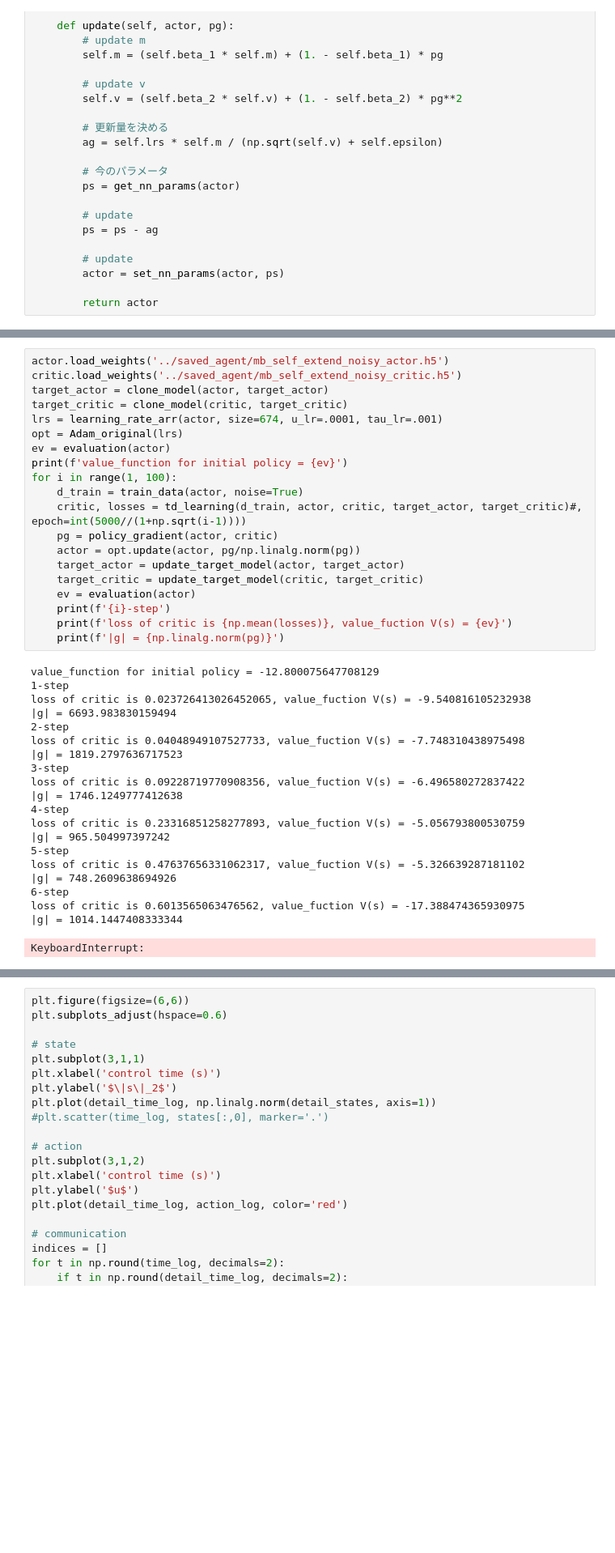
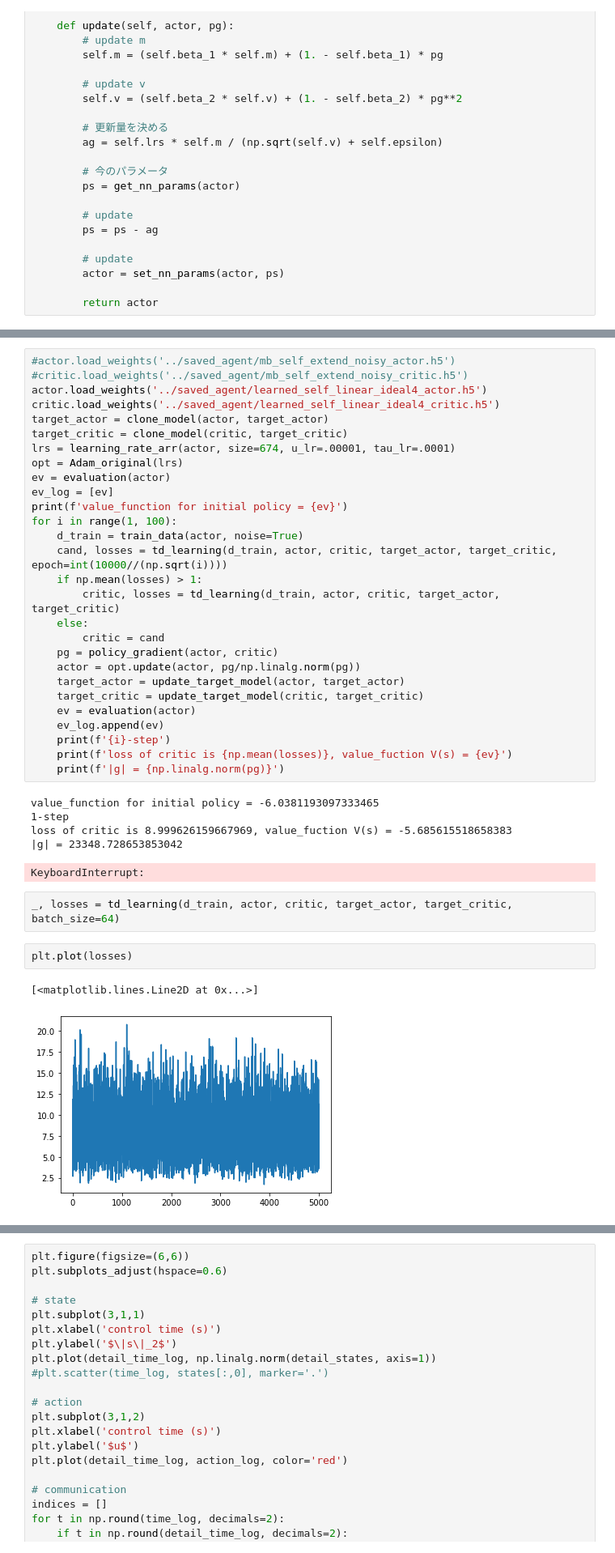
Before and after one commit to ibuki1024/eventDDPG, a Jupyter notebook: notebook/self_trigger/linear/ideal.ipynb, the cells around one changed output, grey strips where cells are left out. Shown at 81% size. Cells and saved outputs as stored; diff of their text form; blank space fills up the shorter version.

```diff
--- a/notebook/self_trigger/linear/ideal.ipynb
+++ b/notebook/self_trigger/linear/ideal.ipynb
@@ -391,44 +382,44 @@ WARNING:tensorflow:From ../../../module/keras2/optimizers.py:832: The name tf.tr
 # %%
-actor.load_weights('../saved_agent/mb_self_extend_noisy_actor.h5')
-critic.load_weights('../saved_agent/mb_self_extend_noisy_critic.h5')
+#actor.load_weights('../saved_agent/mb_self_extend_noisy_actor.h5')
+#critic.load_weights('../saved_agent/mb_self_extend_noisy_critic.h5')
+actor.load_weights('../saved_agent/learned_self_linear_ideal4_actor.h5')
+critic.load_weights('../saved_agent/learned_self_linear_ideal4_critic.h5')
 target_actor = clone_model(actor, target_actor)
 target_critic = clone_model(critic, target_critic)
-lrs = learning_rate_arr(actor, size=674, u_lr=.0001, tau_lr=.001)
+lrs = learning_rate_arr(actor, size=674, u_lr=.00001, tau_lr=.0001)
 opt = Adam_original(lrs)
 ev = evaluation(actor)
+ev_log = [ev]
 print(f'value_function for initial policy = {ev}')
 for i in range(1, 100):
     d_train = train_data(actor, noise=True)
-    critic, losses = td_learning(d_train, actor, critic, target_actor, target_critic)#, epoch=int(5000//(1+np.sqrt(i-1))))
+    cand, losses = td_learning(d_train, actor, critic, target_actor, target_critic, epoch=int(10000//(np.sqrt(i))))
+    if np.mean(losses) > 1:
+        critic, losses = td_learning(d_train, actor, critic, target_actor, target_critic)
+    else:
+        critic = cand
     pg = policy_gradient(actor, critic)
     actor = opt.update(actor, pg/np.linalg.norm(pg))
     target_actor = update_target_model(actor, target_actor)
     target_critic = update_target_model(critic, target_critic)
     ev = evaluation(actor)
+    ev_log.append(ev)
     print(f'{i}-step')
     print(f'loss of critic is {np.mean(losses)}, value_fuction V(s) = {ev}')
     print(f'|g| = {np.linalg.norm(pg)}')
 # %% [output]
-value_function for initial policy = -12.800075647708129
+value_function for initial policy = -6.0381193097333465
 1-step
-loss of critic is 0.023726413026452065, value_fuction V(s) = -9.540816105232938
-|g| = 6693.983830159494
-2-step
-loss of critic is 0.04048949107527733, value_fuction V(s) = -7.748310438975498
-|g| = 1819.2797636717523
-3-step
-loss of critic is 0.09228719770908356, value_fuction V(s) = -6.496580272837422
-|g| = 1746.1249777412638
-4-step
-loss of critic is 0.23316851258277893, value_fuction V(s) = -5.056793800530759
-|g| = 965.504997397242
-5-step
-loss of critic is 0.47637656331062317, value_fuction V(s) = -5.326639287181102
-|g| = 748.2609638694926
-6-step
-loss of critic is 0.6013565063476562, value_fuction V(s) = -17.388474365930975
-|g| = 1014.1447408333344
+loss of critic is 8.999626159667969, value_fuction V(s) = -5.685615518658383
+|g| = 23348.728653853042
 KeyboardInterrupt:
+# %%
+_, losses = td_learning(d_train, actor, critic, target_actor, target_critic, batch_size=64)
+# %%
+plt.plot(losses)
+# %% [output]
+[<matplotlib.lines.Line2D at 0x...>]
+[figure, added]
 # %%
 env.reset()
 # actor.load_weights('../saved_agent/learned_self_linear_ideal0_actor.h5')
```
Also changed, not shown: parts of 20 cells of this notebook, 7 other files.
